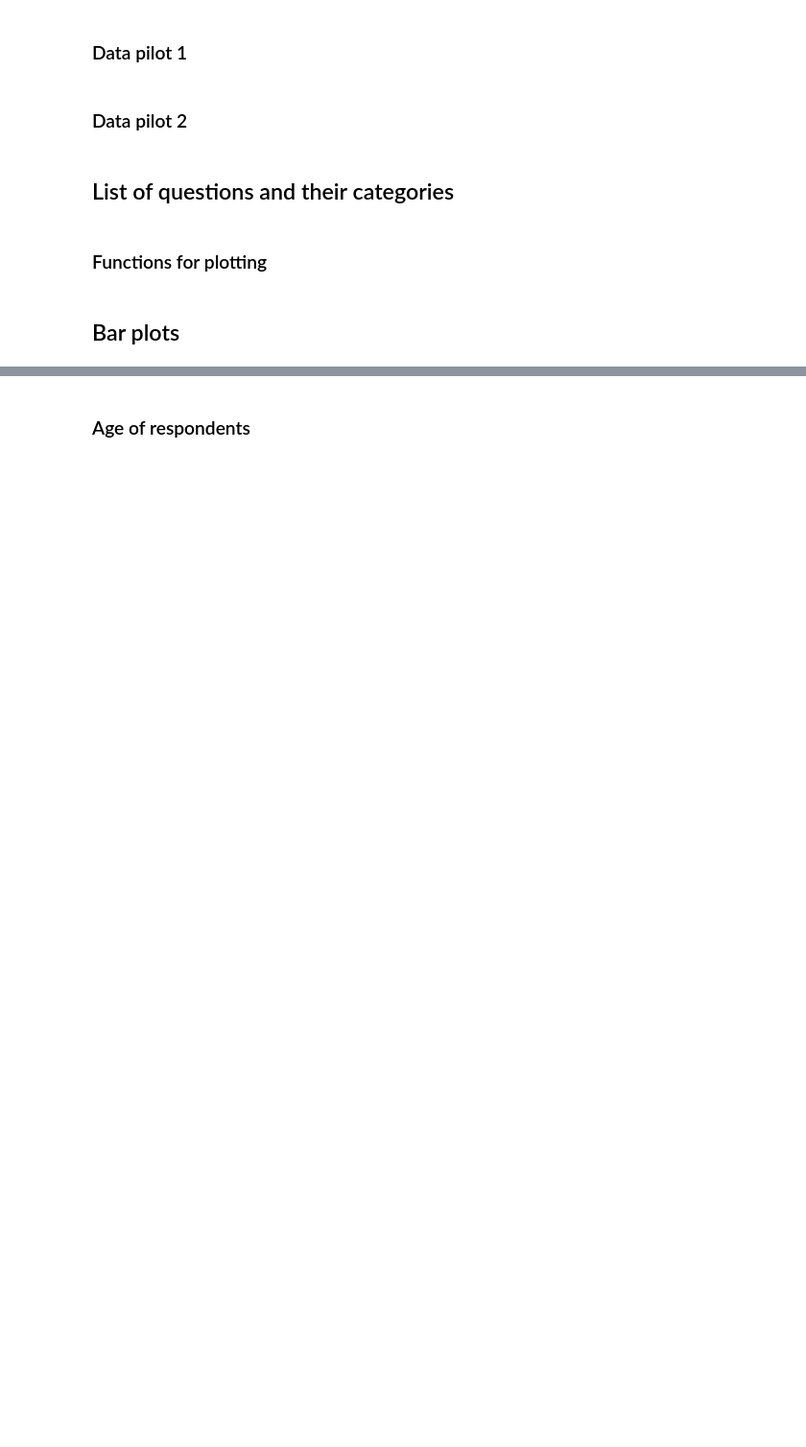
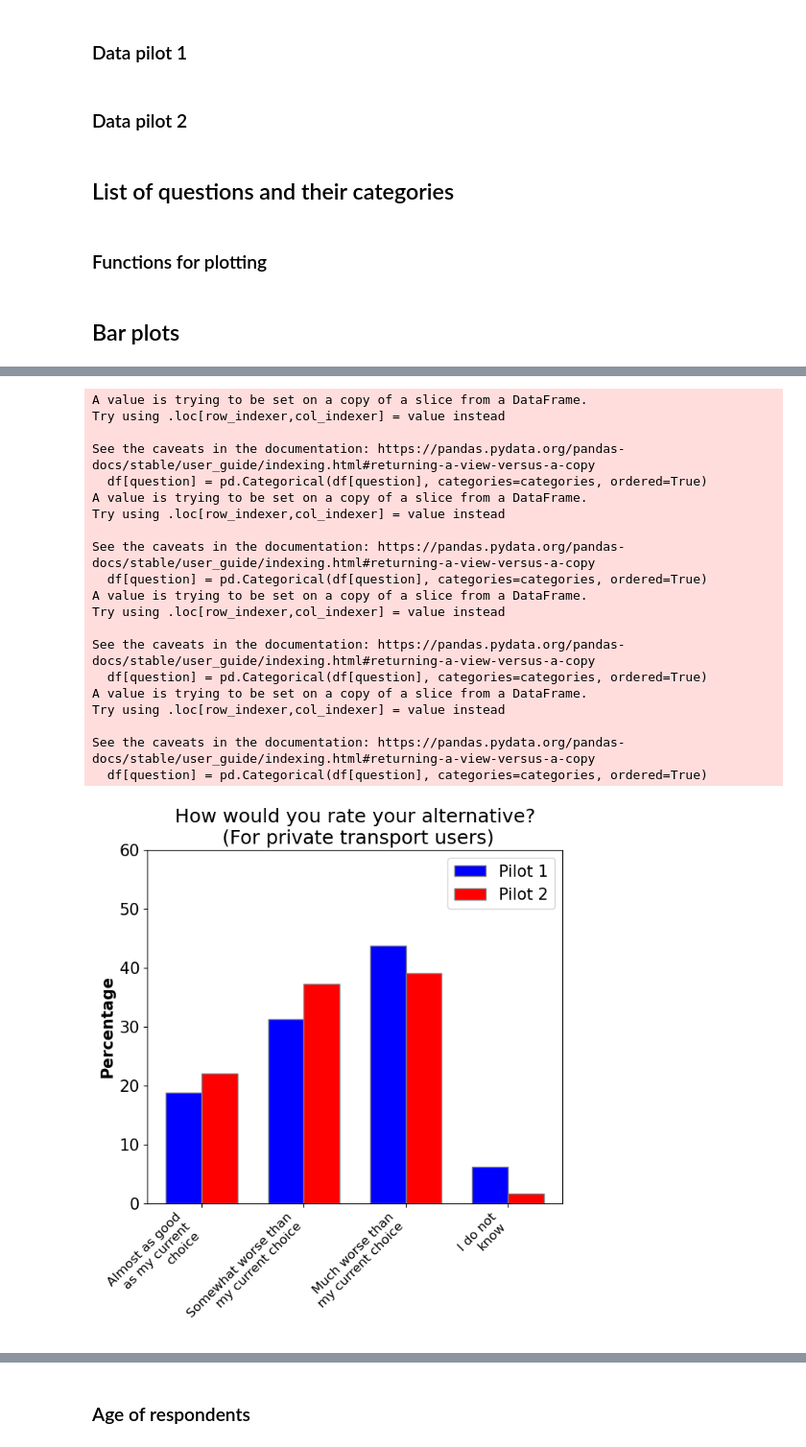
Before and after one commit to saraghivarello/APlanet, a Jupyter notebook: Joint_plots/Charts_joint.ipynb, the cells around one changed output, grey strips where cells are left out. Shown at 96% size. Saved outputs shown, nothing was run; the diff lists cells and outputs as text; code cells hidden in the pictures; blank space fills up the shorter version.

```diff
--- a/Joint_plots/Charts_joint.ipynb
+++ b/Joint_plots/Charts_joint.ipynb
@@ -179,0 +188,70 @@ for question, categories in questions.items():
+# %%
+question = "How would you rate your alternative?"
+category = ["Almost as good as my current choice","Somewhat worse than my current choice","Much worse than my current choice","I do not know"]
+# %%
+#subset df1 to take only the rows where the answer to question "By which mode do you travel with during this trip? If you travel with multiple modes choose the mode that takes you the longest time." is "Private car (driver)", "Private car (passenger)" or "Motorcycle"
+df1_subset = df1[df1["By which mode do you travel with during this trip? If you travel with multiple modes choose the mode that takes you the longest time."].isin(["Private car (driver)","Private car (passenger)","Motorcycle"])]
+df2_subset = df2[df2["By which mode do you travel with during this trip? If you travel with multiple modes choose the mode that takes you the longest time."].isin(["Private car (driver)","Private car (passenger)","Motorcycle"])]
+
+#subset for the complementary answers
+df1_subset_complementary = df1[~df1["By which mode do you travel with during this trip? If you travel with multiple modes choose the mode that takes you the longest time."].isin(["Private car (driver)","Private car (passenger)","Motorcycle"])]
+df2_subset_complementary = df2[~df2["By which mode do you travel with during this trip? If you travel with multiple modes choose the mode that takes you the longest time."].isin(["Private car (driver)","Private car (passenger)","Motorcycle"])]
+# %%
+# Calculate percentage of responses for each dataframe
+df1_percentage = calculate_percentage(df1_subset, question, category)
+df2_percentage = calculate_percentage(df2_subset, question, category)
+df1_opposite_percentage = calculate_percentage(df1_subset_complementary, question, category)
+df2_opposite_percentage = calculate_percentage(df2_subset_complementary, question, category)
+
+# Combine the percentages into DataFrames
+combined_df = pd.DataFrame({'Pilot 1': df1_percentage, 'Pilot 2': df2_percentage}).fillna(0)
+combined_opposite_df = pd.DataFrame({'Pilot 1': df1_opposite_percentage, 'Pilot 2': df2_opposite_percentage}).fillna(0)
+
+# Set the positions of the bars on the x-axis
+r1 = np.arange(len(combined_df.index))
+r2 = [x + bar_width for x in r1]
+r1_opposite = np.arange(len(combined_opposite_df.index))
+r2_opposite = [x + bar_width for x in r1_opposite]
+
+# Function to create bar plot
+def create_bar_plot(df, r1, r2, title, filename):
+    plt.figure(figsize=(10, 6))
+    plt.bar(r1, df['Pilot 1'], color='blue', width=bar_width, edgecolor='grey', label='Pilot 1')
+    plt.bar(r2, df['Pilot 2'], color='red', width=bar_width, edgecolor='grey', label='Pilot 2')
+    plt.ylabel('Percentage', fontweight='bold', fontsize=15)
+    plt.xticks([r + bar_width/2 for r in range(len(df.index))], wrap_labels(df.index), fontsize=12)
+    plt.yticks(fontsize=15)
+    plt.ylim(0, 60)
+    plt.legend(fontsize=15)
+    plt.title(title, fontsize=18)
+    if len(df.index) > 3:
+        plt.xticks(rotation=45, ha='right')
+        plt.gcf().set_size_inches(len(df.index) * 0.5 + 5, 6)
+    plt.savefig(f"/home/sara/Documents/APlanet/Joint_plots/Figures/{title}.pdf", bbox_inches='tight')
+    plt.show()
+
+# Create bar plots
+create_bar_plot(combined_df, r1, r2, question + '\n (For private transport users)', filename)
+create_bar_plot(combined_opposite_df, r1_opposite, r2_opposite, question + '\n (For public transport users)', filename_opposite)
+# %% [output]
+A value is trying to be set on a copy of a slice from a DataFrame.
+Try using .loc[row_indexer,col_indexer] = value instead
+
+See the caveats in the documentation: https://pandas.pydata.org/pandas-docs/stable/user_guide/indexing.html#returning-a-view-versus-a-copy
+  df[question] = pd.Categorical(df[question], categories=categories, ordered=True)
+A value is trying to be set on a copy of a slice from a DataFrame.
+Try using .loc[row_indexer,col_indexer] = value instead
+
+See the caveats in the documentation: https://pandas.pydata.org/pandas-docs/stable/user_guide/indexing.html#returning-a-view-versus-a-copy
+  df[question] = pd.Categorical(df[question], categories=categories, ordered=True)
+A value is trying to be set on a copy of a slice from a DataFrame.
+Try using .loc[row_indexer,col_indexer] = value instead
+
+See the caveats in the documentation: https://pandas.pydata.org/pandas-docs/stable/user_guide/indexing.html#returning-a-view-versus-a-copy
+  df[question] = pd.Categorical(df[question], categories=categories, ordered=True)
+A value is trying to be set on a copy of a slice from a DataFrame.
+Try using .loc[row_indexer,col_indexer] = value instead
+
+See the caveats in the documentation: https://pandas.pydata.org/pandas-docs/stable/user_guide/indexing.html#returning-a-view-versus-a-copy
+  df[question] = pd.Categorical(df[question], categories=categories, ordered=True)
+[figure, added]
```
Also changed, not shown: parts of 9 cells of this notebook.
